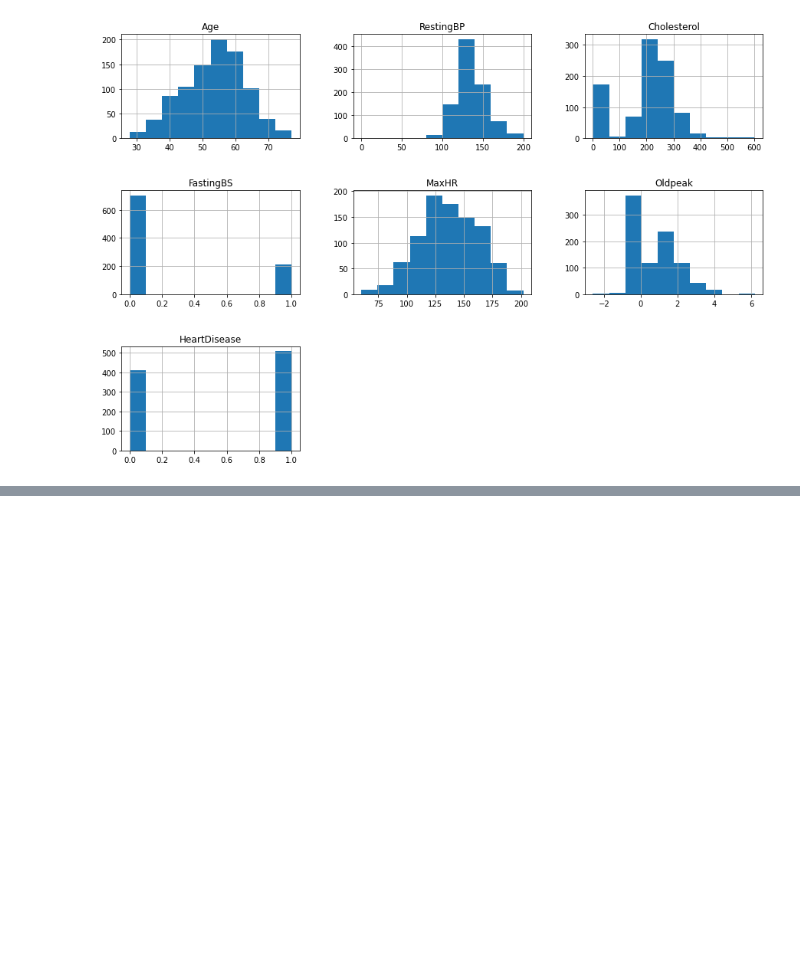
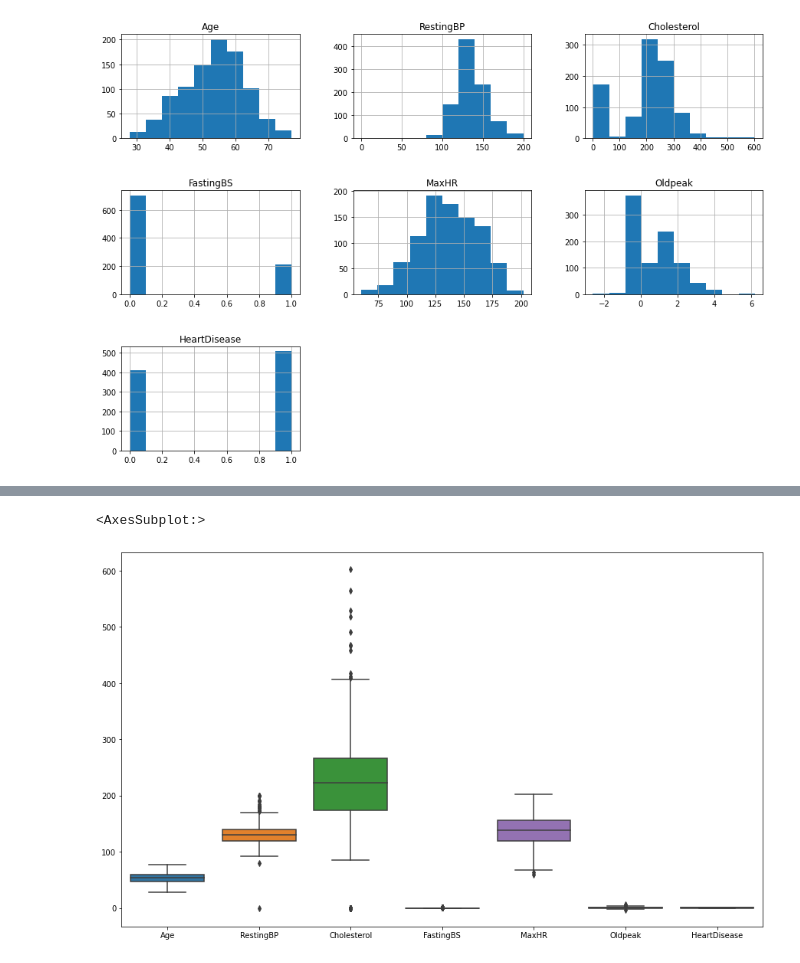
Before and after one commit to ewashley/Heart-Failure-Capstone, a Jupyter notebook: heart_data.ipynb, the cells around one changed output, grey strips where cells are left out. Saved outputs shown, nothing was run; the diff lists cells and outputs as text; code cells hidden in the pictures; blank space fills up the shorter version.

```diff
--- a/heart_data.ipynb
+++ b/heart_data.ipynb
@@ -110,0 +128,6 @@ There are no null values, outliers, or duplicates in the set. The data as receiv
+# %%
+plt.figure(figsize=(15,9))
+sns.boxplot(data=heart_data)
+# %% [output]
+<AxesSubplot:>
+[figure, added]
```
Also changed, not shown: parts of 8 cells of this notebook.
